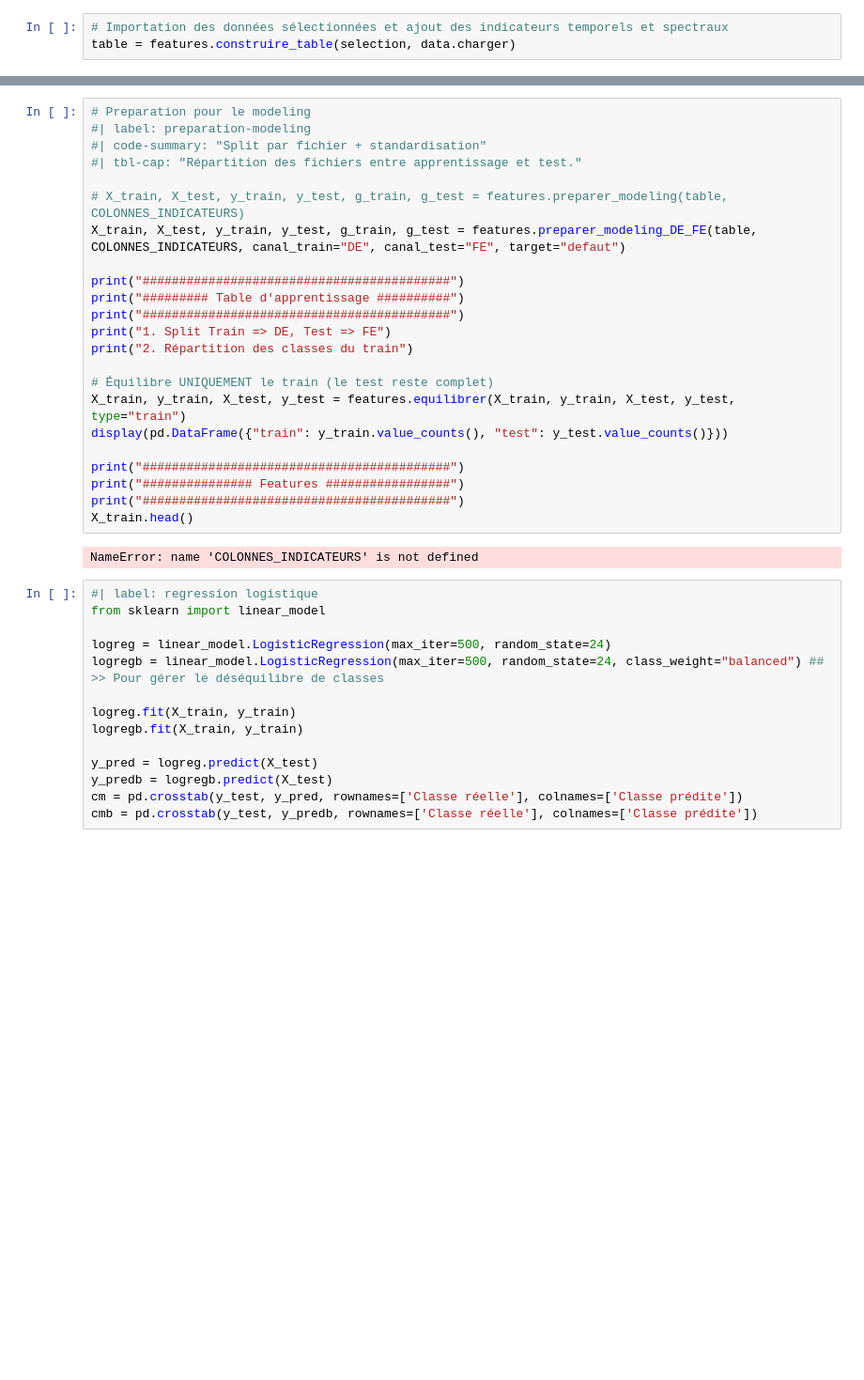
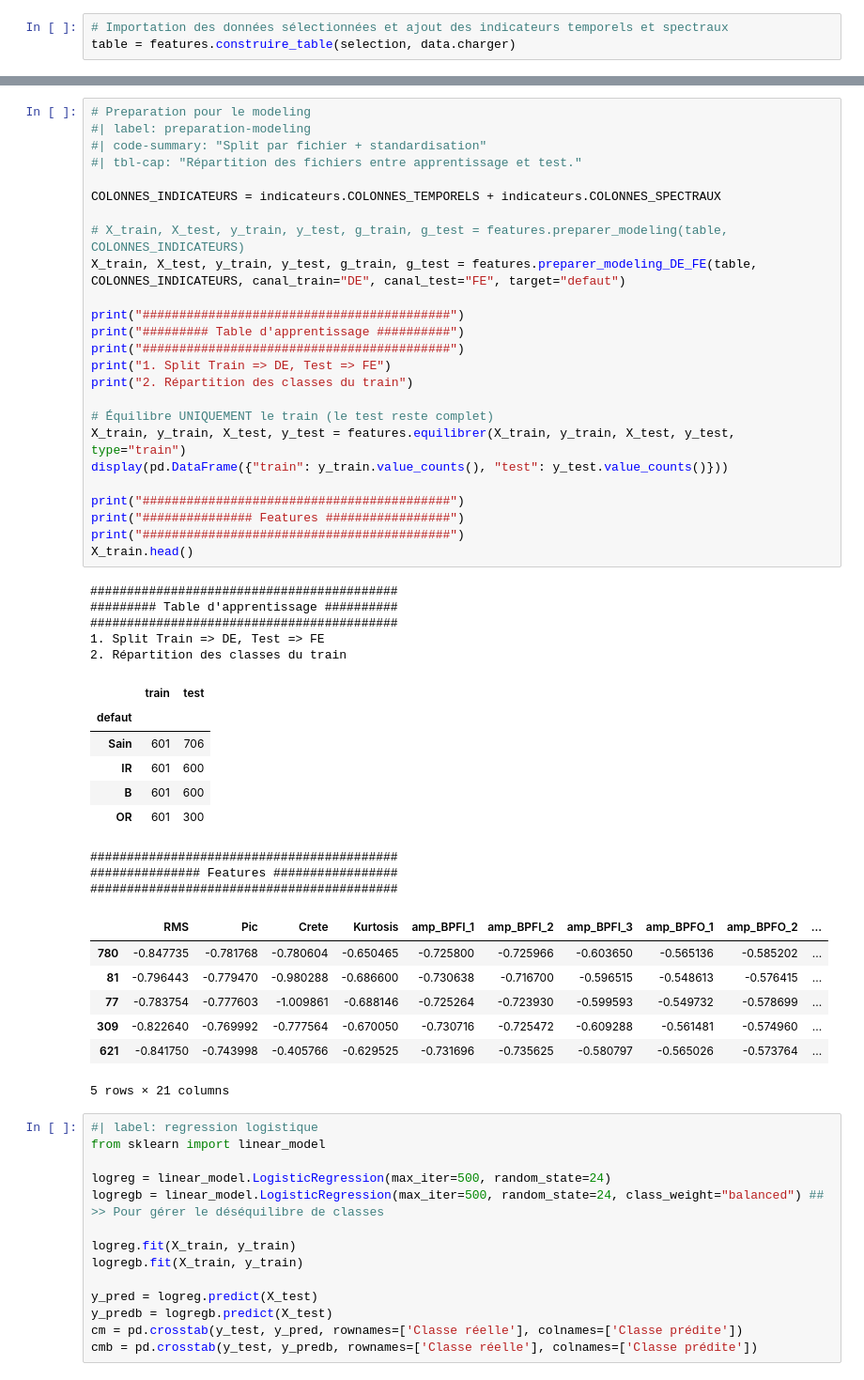
Before and after one commit to Robin3992/BDS_Fault_Detection, a Jupyter notebook: Codes/Robin/2.ML/1.ML_1.ipynb, the cells around one changed output, grey strips where cells are left out. Shown at 94% size. Drawn from its saved outputs; the diff is of its cells as text; blank space fills up the shorter version.

```diff
--- a/Codes/Robin/2.ML/1.ML_1.ipynb
+++ b/Codes/Robin/2.ML/1.ML_1.ipynb
@@ -68,28 +68,50 @@ table[table["canal"] == "FE"]
 # %%
 # Preparation pour le modeling
 #| label: preparation-modeling
 #| code-summary: "Split par fichier + standardisation"
 #| tbl-cap: "Répartition des fichiers entre apprentissage et test."
+
+COLONNES_INDICATEURS = indicateurs.COLONNES_TEMPORELS + indicateurs.COLONNES_SPECTRAUX
 
 # X_train, X_test, y_train, y_test, g_train, g_test = features.preparer_modeling(table, COLONNES_INDICATEURS)
 X_train, X_test, y_train, y_test, g_train, g_test = features.preparer_modeling_DE_FE(table, COLONNES_INDICATEURS, canal_train="DE", canal_test="FE", target="defaut")
 
 print("##########################################")
 print("######### Table d'apprentissage ##########")
 print("##########################################")
 print("1. Split Train => DE, Test => FE")
 print("2. Répartition des classes du train")
 
 # Équilibre UNIQUEMENT le train (le test reste complet)
 X_train, y_train, X_test, y_test = features.equilibrer(X_train, y_train, X_test, y_test, type="train")
 display(pd.DataFrame({"train": y_train.value_counts(), "test": y_test.value_counts()}))
 
 print("##########################################")
 print("############### Features #################")
 print("##########################################")
 X_train.head()
 # %% [output]
-NameError: name 'COLONNES_INDICATEURS' is not defined
+##########################################
+######### Table d'apprentissage ##########
+##########################################
+1. Split Train => DE, Test => FE
+2. Répartition des classes du train
+|  | train | test |
+| defaut |  |  |
+| Sain | 601 | 706 |
+| IR | 601 | 600 |
+| B | 601 | 600 |
+| OR | 601 | 300 |
+##########################################
+############### Features #################
+##########################################
+|  | RMS | Pic | Crete | Kurtosis | amp_BPFI_1 | amp_BPFI_2 | amp_BPFI_3 | amp_BPFO_1 | amp_BPFO_2 | ... |
+| 780 | -0.847735 | -0.781768 | -0.780604 | -0.650465 | -0.725800 | -0.725966 | -0.603650 | -0.565136 | -0.585202 | ... |
+| 81 | -0.796443 | -0.779470 | -0.980288 | -0.686600 | -0.730638 | -0.716700 | -0.596515 | -0.548613 | -0.576415 | ... |
+| 77 | -0.783754 | -0.777603 | -1.009861 | -0.688146 | -0.725264 | -0.723930 | -0.599593 | -0.549732 | -0.578699 | ... |
+| 309 | -0.822640 | -0.769992 | -0.777564 | -0.670050 | -0.730716 | -0.725472 | -0.609288 | -0.561481 | -0.574960 | ... |
+| 621 | -0.841750 | -0.743998 | -0.405766 | -0.629525 | -0.731696 | -0.735625 | -0.580797 | -0.565026 | -0.573764 | ... |
+5 rows × 21 columns
 # %%
 #| label: regression logistique
 from sklearn import linear_model
```
Also changed, not shown: parts of 2 cells of this notebook.
